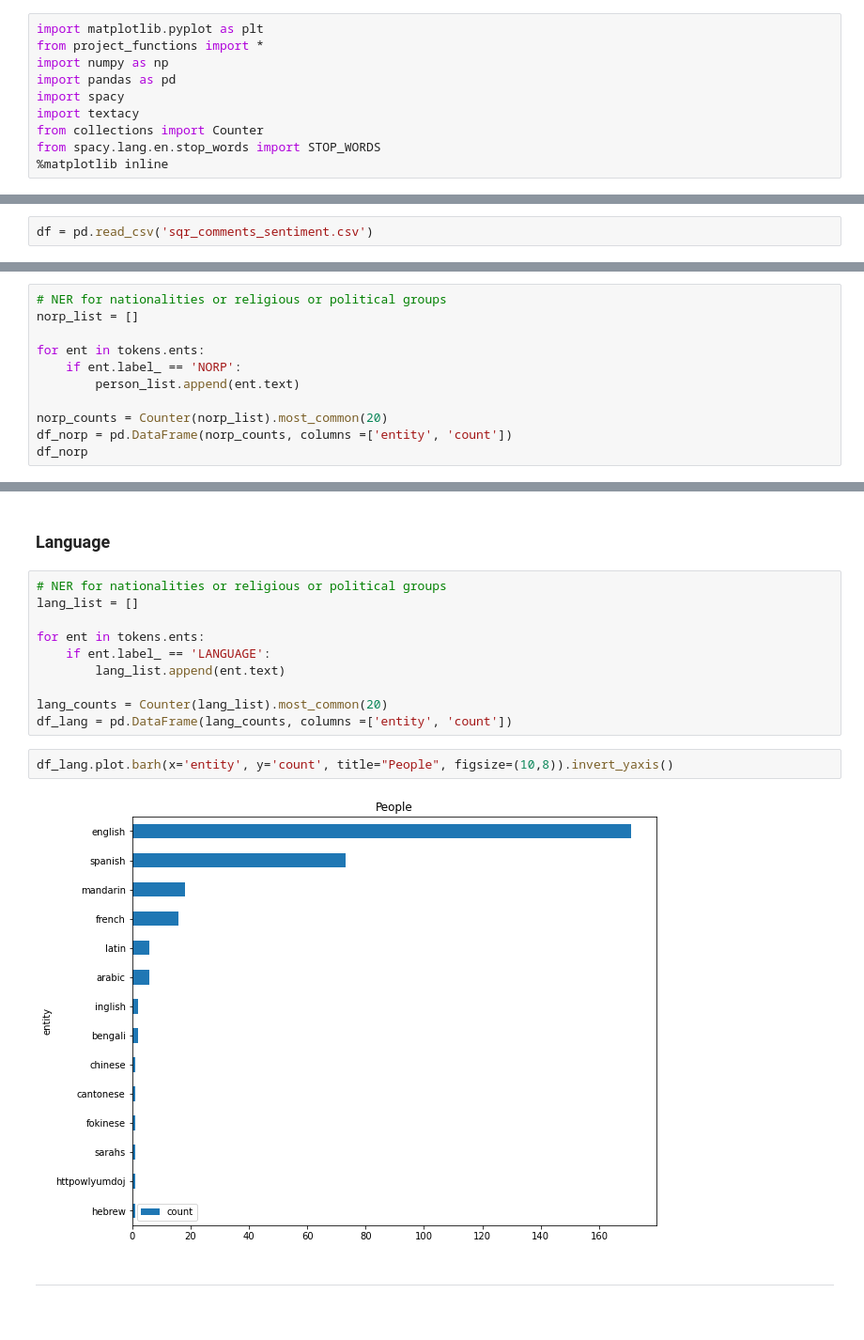
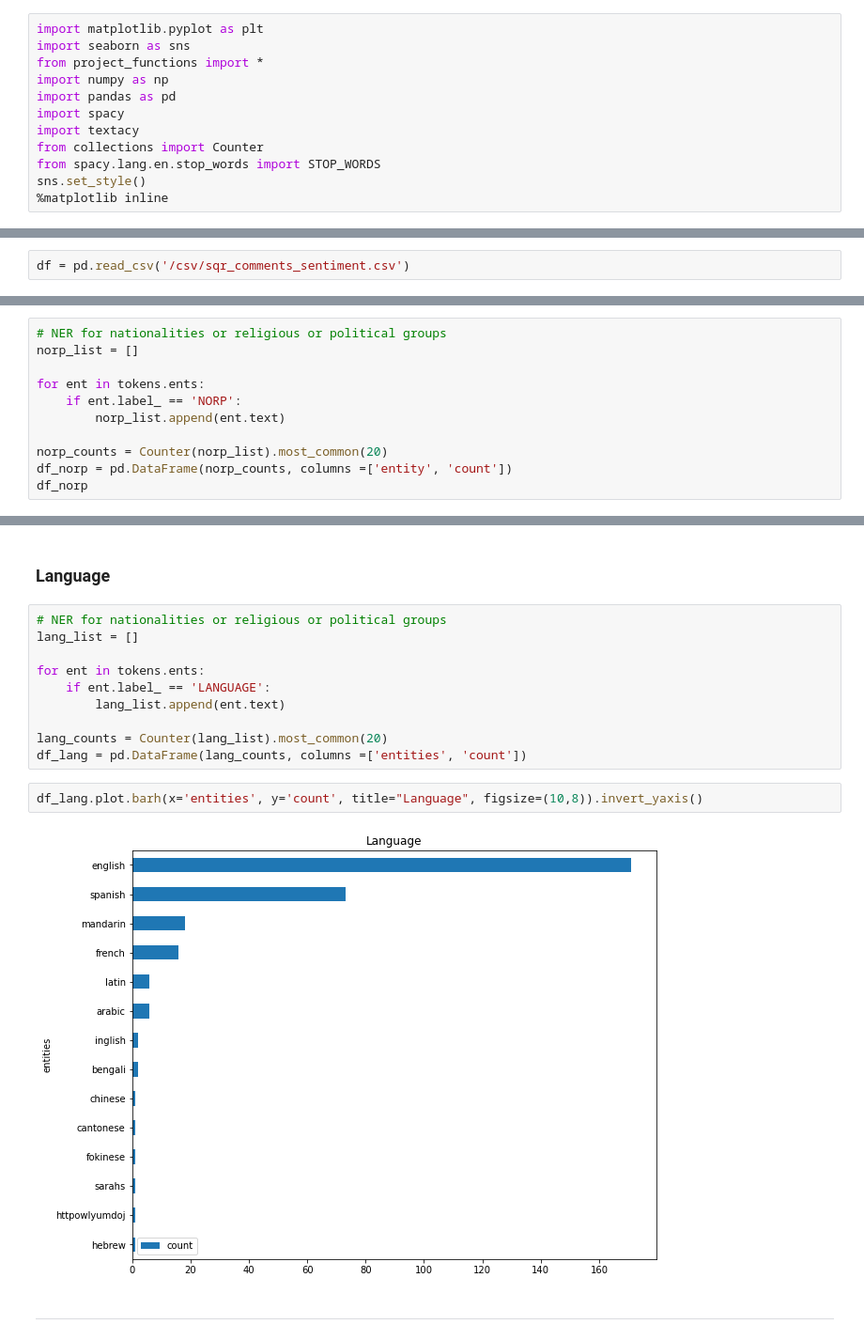
Before and after one commit to kevinmacmat/measuring_community_school_satisfaction, a Jupyter notebook: text_preprocess_eda.ipynb, the cells around one changed output, grey strips where cells are left out. Shown: that part at 94% size. Cells and saved outputs as stored; diff of their text form.

```diff
--- a/text_preprocess_eda.ipynb
+++ b/text_preprocess_eda.ipynb
@@ -1,5 +1,6 @@
 # %%
 import matplotlib.pyplot as plt
+import seaborn as sns
 from project_functions import *
 import numpy as np
 import pandas as pd
@@ -7,13 +8,14 @@ import spacy
 import textacy
 from collections import Counter
 from spacy.lang.en.stop_words import STOP_WORDS
+sns.set_style()
 %matplotlib inline
 # %% [markdown]
 ---
 # %% [markdown]
 ### Load dataframe and Spacy pipeline
 # %%
-df = pd.read_csv('sqr_comments_sentiment.csv')
+df = pd.read_csv('/csv/sqr_comments_sentiment.csv')
 # %%
 # Instantiate Spacy's english language pipeline
 # Override max length due to large length of characters in documents. Causes large memory usage.
@@ -252,7 +272,7 @@ norp_list = []
 
 for ent in tokens.ents:
     if ent.label_ == 'NORP':
-        person_list.append(ent.text)
+        norp_list.append(ent.text)
 
 norp_counts = Counter(norp_list).most_common(20)
 df_norp = pd.DataFrame(norp_counts, columns =['entity', 'count'])
@@ -334,11 +370,11 @@ for ent in tokens.ents:
         lang_list.append(ent.text)
 
 lang_counts = Counter(lang_list).most_common(20)
-df_lang = pd.DataFrame(lang_counts, columns =['entity', 'count'])
+df_lang = pd.DataFrame(lang_counts, columns =['entities', 'count'])
 # %%
-df_lang.plot.barh(x='entity', y='count', title="People", figsize=(10,8)).invert_yaxis()
+df_lang.plot.barh(x='entities', y='count', title="Language", figsize=(10,8)).invert_yaxis()
 # %% [output]
-[figure, old version]
+[figure, new version]
 # %% [markdown]
 ---
 # %% [markdown]
```
Also changed, not shown: parts of 13 cells of this notebook, 30 other files.
